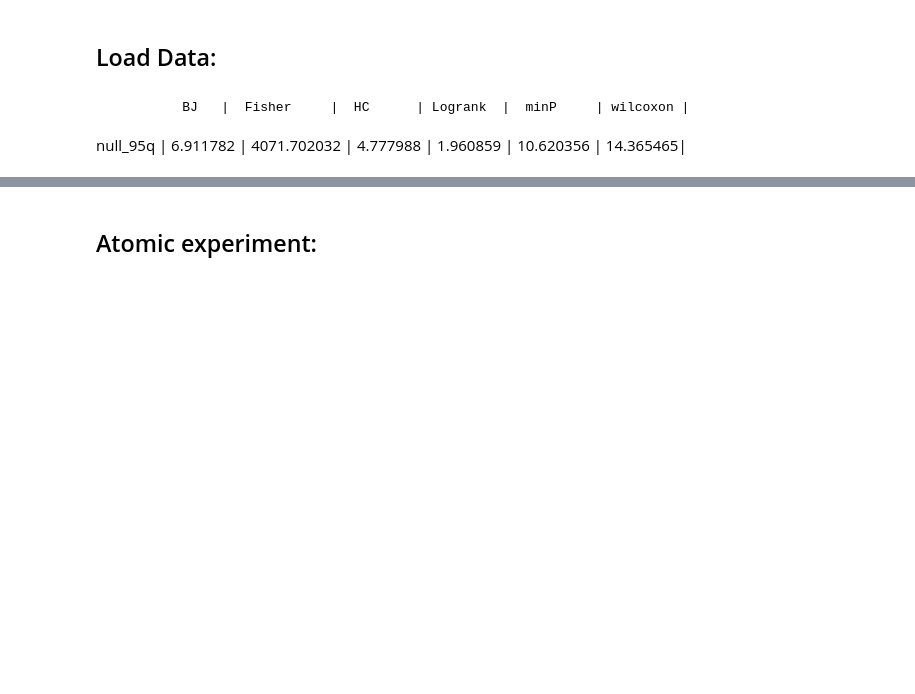
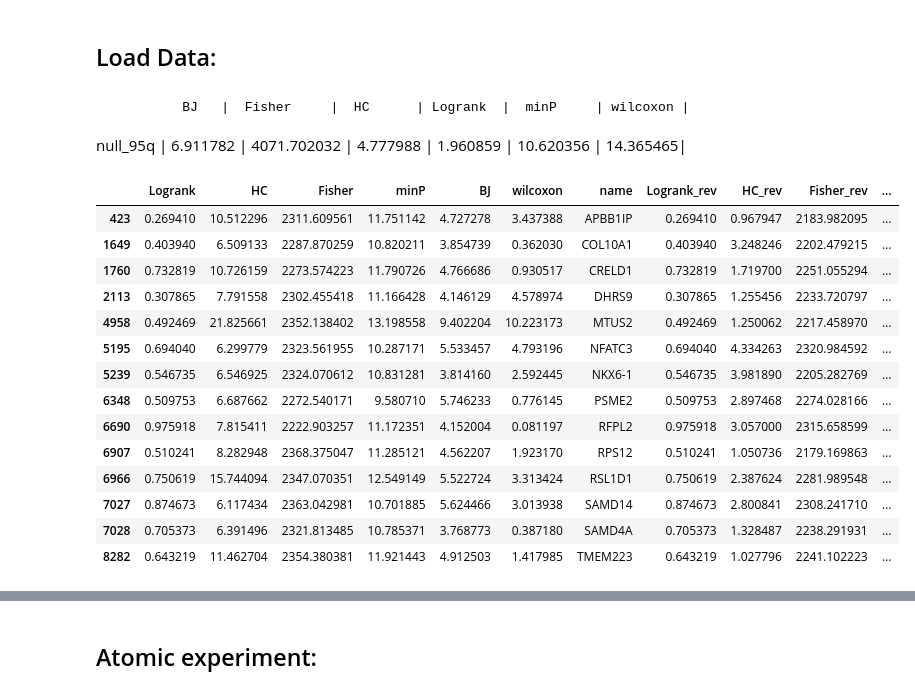
Before and after one commit to alonkipnis/HCHG, a Jupyter notebook: survival_real_data.ipynb, the cells around one changed output, grey strips where cells are left out. Cells and saved outputs as stored; diff of their text form; code cells hidden in the pictures; blank space fills up the shorter version.

```diff
--- a/survival_real_data.ipynb
+++ b/survival_real_data.ipynb
@@ -266,3 +269,21 @@ resi = res[(res.HC > 6) & (res.Logrank < 1) & (res.wilcoxon < 14)]
+# %%
+resi
+# %% [output]
+|  | Logrank | HC | Fisher | minP | BJ | wilcoxon | name | Logrank_rev | HC_rev | Fisher_rev | ... |
+| 423 | 0.269410 | 10.512296 | 2311.609561 | 11.751142 | 4.727278 | 3.437388 | APBB1IP | 0.269410 | 0.967947 | 2183.982095 | ... |
+| 1649 | 0.403940 | 6.509133 | 2287.870259 | 10.820211 | 3.854739 | 0.362030 | COL10A1 | 0.403940 | 3.248246 | 2202.479215 | ... |
+| 1760 | 0.732819 | 10.726159 | 2273.574223 | 11.790726 | 4.766686 | 0.930517 | CRELD1 | 0.732819 | 1.719700 | 2251.055294 | ... |
+| 2113 | 0.307865 | 7.791558 | 2302.455418 | 11.166428 | 4.146129 | 4.578974 | DHRS9 | 0.307865 | 1.255456 | 2233.720797 | ... |
+| 4958 | 0.492469 | 21.825661 | 2352.138402 | 13.198558 | 9.402204 | 10.223173 | MTUS2 | 0.492469 | 1.250062 | 2217.458970 | ... |
+| 5195 | 0.694040 | 6.299779 | 2323.561955 | 10.287171 | 5.533457 | 4.793196 | NFATC3 | 0.694040 | 4.334263 | 2320.984592 | ... |
+| 5239 | 0.546735 | 6.546925 | 2324.070612 | 10.831281 | 3.814160 | 2.592445 | NKX6-1 | 0.546735 | 3.981890 | 2205.282769 | ... |
+| 6348 | 0.509753 | 6.687662 | 2272.540171 | 9.580710 | 5.746233 | 0.776145 | PSME2 | 0.509753 | 2.897468 | 2274.028166 | ... |
+| 6690 | 0.975918 | 7.815411 | 2222.903257 | 11.172351 | 4.152004 | 0.081197 | RFPL2 | 0.975918 | 3.057000 | 2315.658599 | ... |
+| 6907 | 0.510241 | 8.282948 | 2368.375047 | 11.285121 | 4.562207 | 1.923170 | RPS12 | 0.510241 | 1.050736 | 2179.169863 | ... |
+| 6966 | 0.750619 | 15.744094 | 2347.070351 | 12.549149 | 5.522724 | 3.313424 | RSL1D1 | 0.750619 | 2.387624 | 2281.989548 | ... |
+| 7027 | 0.874673 | 6.117434 | 2363.042981 | 10.701885 | 5.624466 | 3.013938 | SAMD14 | 0.874673 | 2.800841 | 2308.241710 | ... |
+| 7028 | 0.705373 | 6.391496 | 2321.813485 | 10.785371 | 3.768773 | 0.387180 | SAMD4A | 0.705373 | 1.328487 | 2238.291931 | ... |
+| 8282 | 0.643219 | 11.462704 | 2354.380381 | 11.921443 | 4.912503 | 1.417985 | TMEM223 | 0.643219 | 1.027796 | 2241.102223 | ... |
 # %%
 for gene_name in resi.name.sample(n=4):
     dfg = two_groups_gene(df, gene_name)
```
Also changed, not shown: parts of 5 cells of this notebook, 9 other files.
